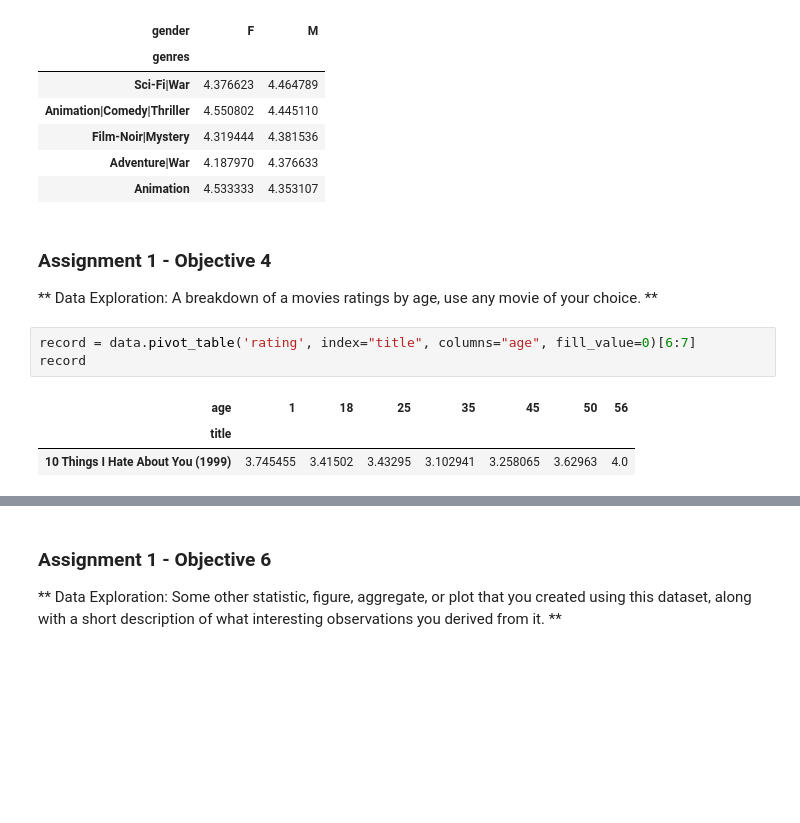
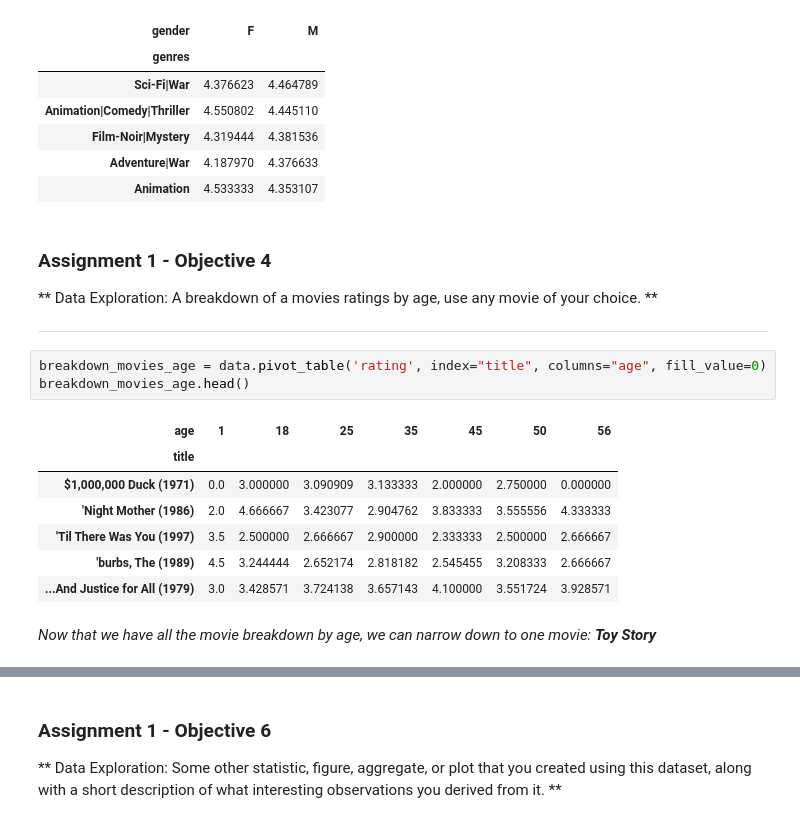
Before and after one commit to david-agumya/CS6220-Data-Mining, a Jupyter notebook: Assignment1.ipynb, the cells around one changed output, grey strips where cells are left out. Cells and saved outputs as stored; diff of their text form; blank space fills up the shorter version.

```diff
--- a/Assignment1.ipynb
+++ b/Assignment1.ipynb
@@ -133,10 +248,17 @@ top_5_ranked_men
 # %% [markdown]
 ### Assignment 1 - Objective 4
 ** Data Exploration: A breakdown of a movies ratings by age, use any movie of your choice. **
+___
 # %%
-record = data.pivot_table('rating', index="title", columns="age", fill_value=0)[6:7]
-record
+breakdown_movies_age = data.pivot_table('rating', index="title", columns="age", fill_value=0)
+breakdown_movies_age.head()
 # %% [output]
 | age | 1 | 18 | 25 | 35 | 45 | 50 | 56 |
 | title |  |  |  |  |  |  |  |
-| 10 Things I Hate About You (1999) | 3.745455 | 3.41502 | 3.43295 | 3.102941 | 3.258065 | 3.62963 | 4.0 |
+| $1,000,000 Duck (1971) | 0.0 | 3.000000 | 3.090909 | 3.133333 | 2.000000 | 2.750000 | 0.000000 |
+| 'Night Mother (1986) | 2.0 | 4.666667 | 3.423077 | 2.904762 | 3.833333 | 3.555556 | 4.333333 |
+| 'Til There Was You (1997) | 3.5 | 2.500000 | 2.666667 | 2.900000 | 2.333333 | 2.500000 | 2.666667 |
+| 'burbs, The (1989) | 4.5 | 3.244444 | 2.652174 | 2.818182 | 2.545455 | 3.208333 | 2.666667 |
+| ...And Justice for All (1979) | 3.0 | 3.428571 | 3.724138 | 3.657143 | 4.100000 | 3.551724 | 3.928571 |
+# %% [markdown]
+_Now that we have all the movie breakdown by age, we can narrow down to one movie: **Toy Story**_
```
Also changed, not shown: parts of 24 cells of this notebook.
